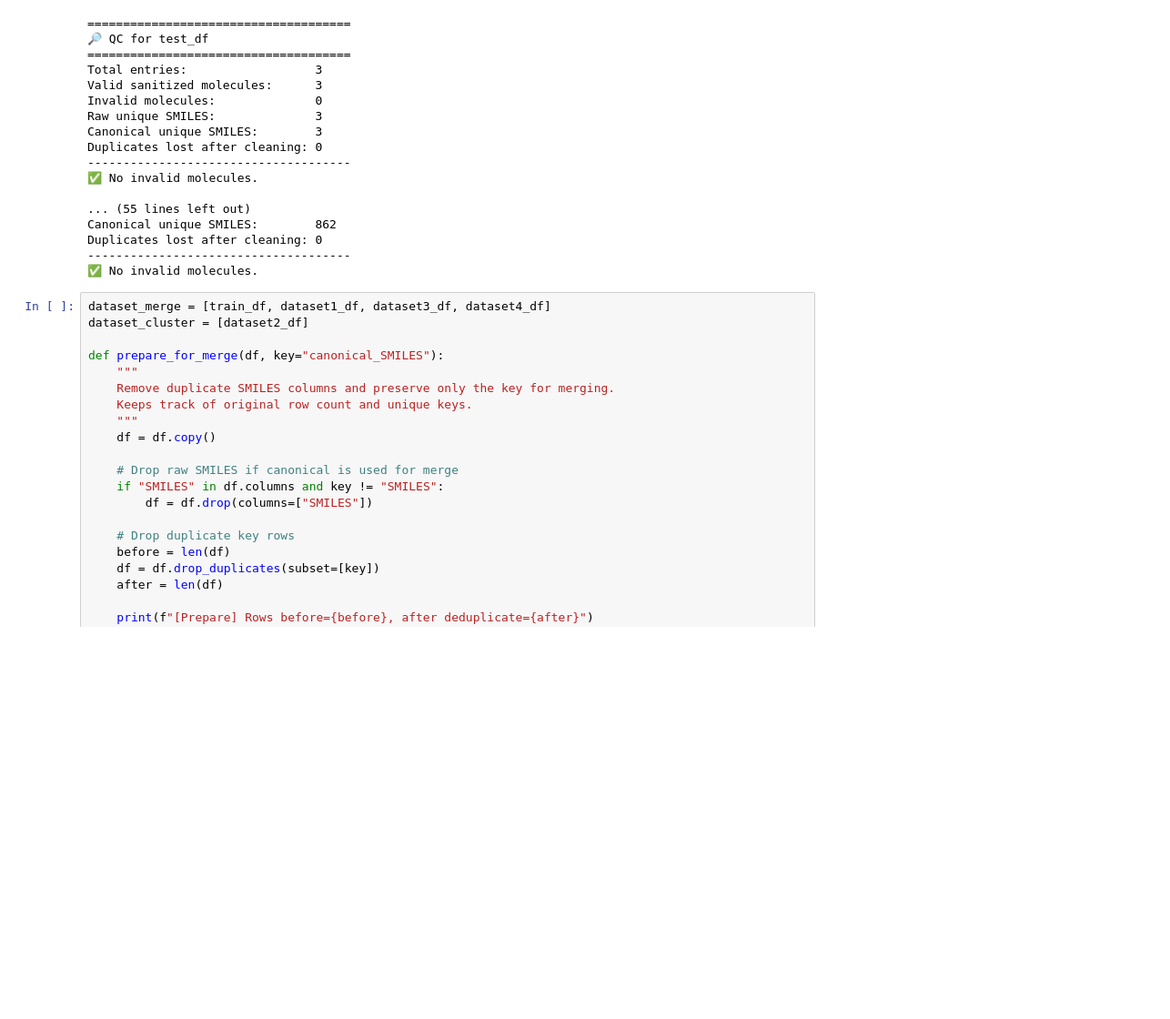
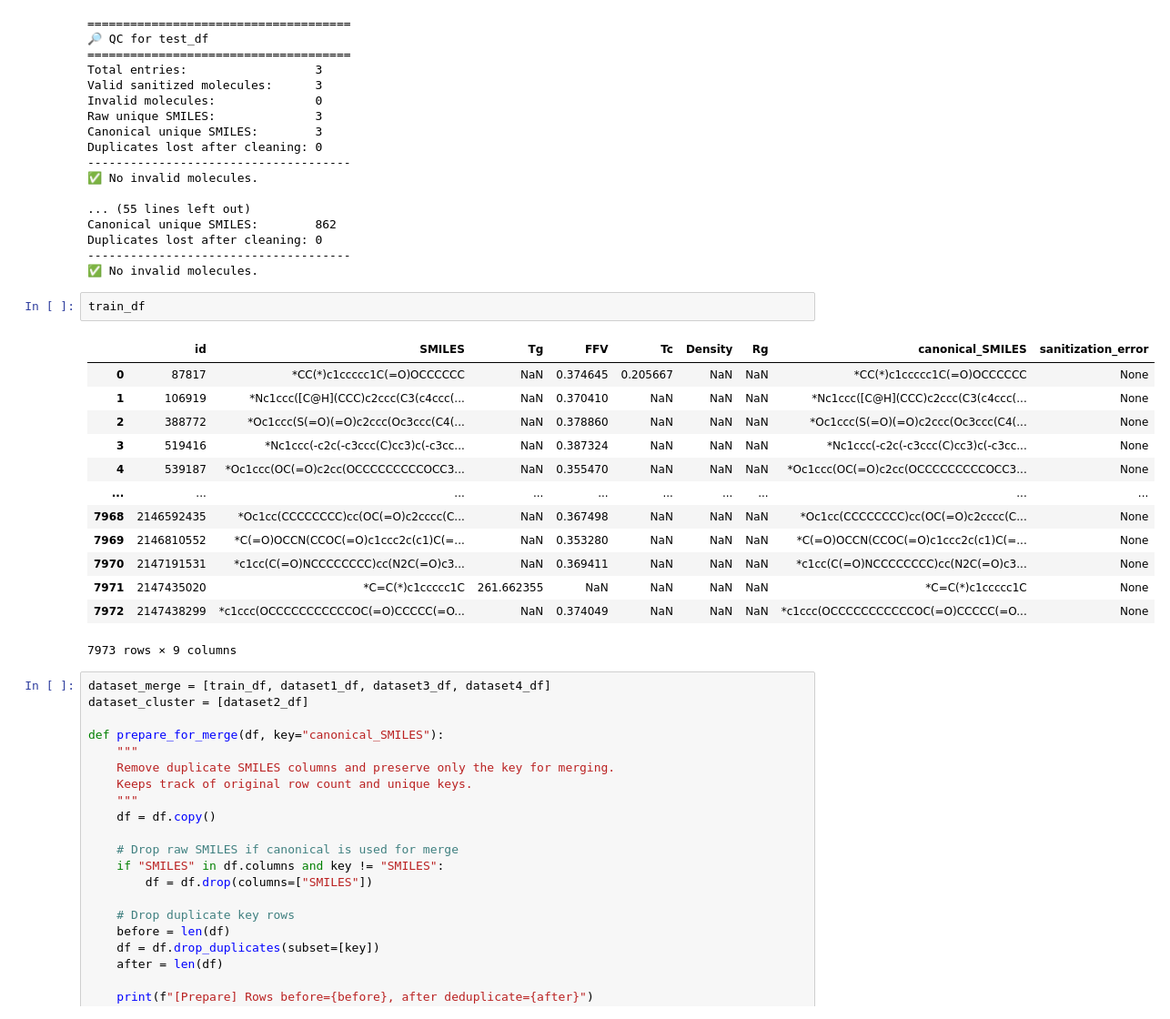
Before and after one commit to Erwdev/FINAL-DEEP-LEARNING, a Jupyter notebook: src/main.ipynb, the cells around one changed output. Shown at 91% size. Drawn from its saved outputs; the diff is of its cells as text; blank space fills up the shorter version.

```diff
--- a/src/main.ipynb
+++ b/src/main.ipynb
@@ -199,6 +199,22 @@ Canonical unique SMILES:        862
 Duplicates lost after cleaning: 0
 -------------------------------------
 ✅ No invalid molecules.
+# %%
+train_df
+# %% [output]
+|  | id | SMILES | Tg | FFV | Tc | Density | Rg | canonical_SMILES | sanitization_error |
+| 0 | 87817 | *CC(*)c1ccccc1C(=O)OCCCCCC | NaN | 0.374645 | 0.205667 | NaN | NaN | *CC(*)c1ccccc1C(=O)OCCCCCC | None |
+| 1 | 106919 | *Nc1ccc([C@H](CCC)c2ccc(C3(c4ccc(... | NaN | 0.370410 | NaN | NaN | NaN | *Nc1ccc([C@H](CCC)c2ccc(C3(c4ccc(... | None |
+| 2 | 388772 | *Oc1ccc(S(=O)(=O)c2ccc(Oc3ccc(C4(... | NaN | 0.378860 | NaN | NaN | NaN | *Oc1ccc(S(=O)(=O)c2ccc(Oc3ccc(C4(... | None |
+| 3 | 519416 | *Nc1ccc(-c2c(-c3ccc(C)cc3)c(-c3cc... | NaN | 0.387324 | NaN | NaN | NaN | *Nc1ccc(-c2c(-c3ccc(C)cc3)c(-c3cc... | None |
+| 4 | 539187 | *Oc1ccc(OC(=O)c2cc(OCCCCCCCCCOCC3... | NaN | 0.355470 | NaN | NaN | NaN | *Oc1ccc(OC(=O)c2cc(OCCCCCCCCCOCC3... | None |
+| ... | ... | ... | ... | ... | ... | ... | ... | ... | ... |
+| 7968 | 2146592435 | *Oc1cc(CCCCCCCC)cc(OC(=O)c2cccc(C... | NaN | 0.367498 | NaN | NaN | NaN | *Oc1cc(CCCCCCCC)cc(OC(=O)c2cccc(C... | None |
+| 7969 | 2146810552 | *C(=O)OCCN(CCOC(=O)c1ccc2c(c1)C(=... | NaN | 0.353280 | NaN | NaN | NaN | *C(=O)OCCN(CCOC(=O)c1ccc2c(c1)C(=... | None |
+| 7970 | 2147191531 | *c1cc(C(=O)NCCCCCCCC)cc(N2C(=O)c3... | NaN | 0.369411 | NaN | NaN | NaN | *c1cc(C(=O)NCCCCCCCC)cc(N2C(=O)c3... | None |
+| 7971 | 2147435020 | *C=C(*)c1ccccc1C | 261.662355 | NaN | NaN | NaN | NaN | *C=C(*)c1ccccc1C | None |
+| 7972 | 2147438299 | *c1ccc(OCCCCCCCCCCCOC(=O)CCCCC(=O... | NaN | 0.374049 | NaN | NaN | NaN | *c1ccc(OCCCCCCCCCCCOC(=O)CCCCC(=O... | None |
+7973 rows × 9 columns
 # %%
 dataset_merge = [train_df, dataset1_df, dataset3_df, dataset4_df]
 dataset_cluster = [dataset2_df]
```
Also changed, not shown: parts of 4 cells of this notebook, 4 other files.
